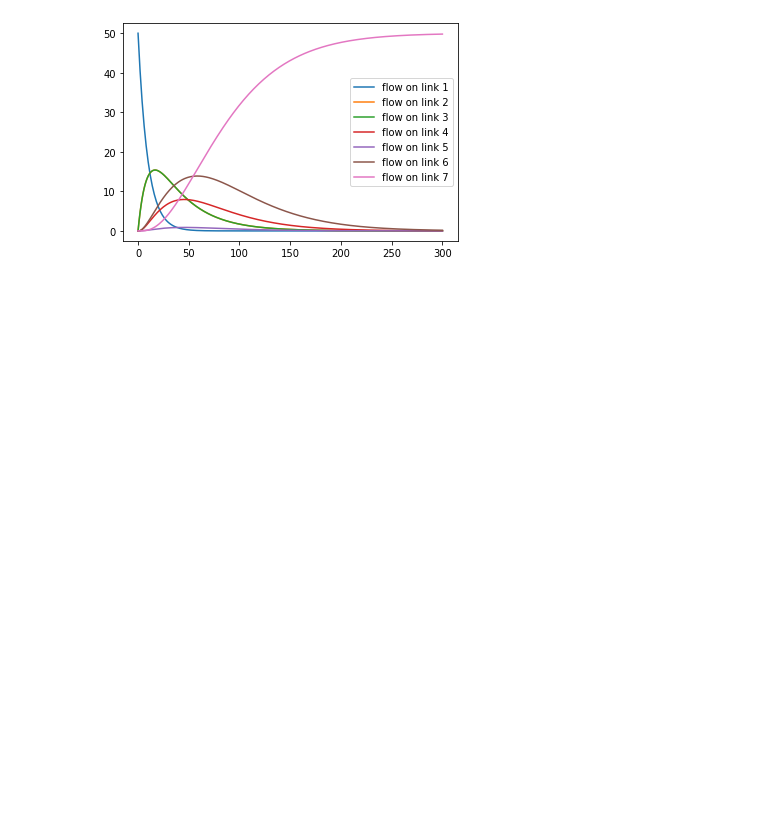
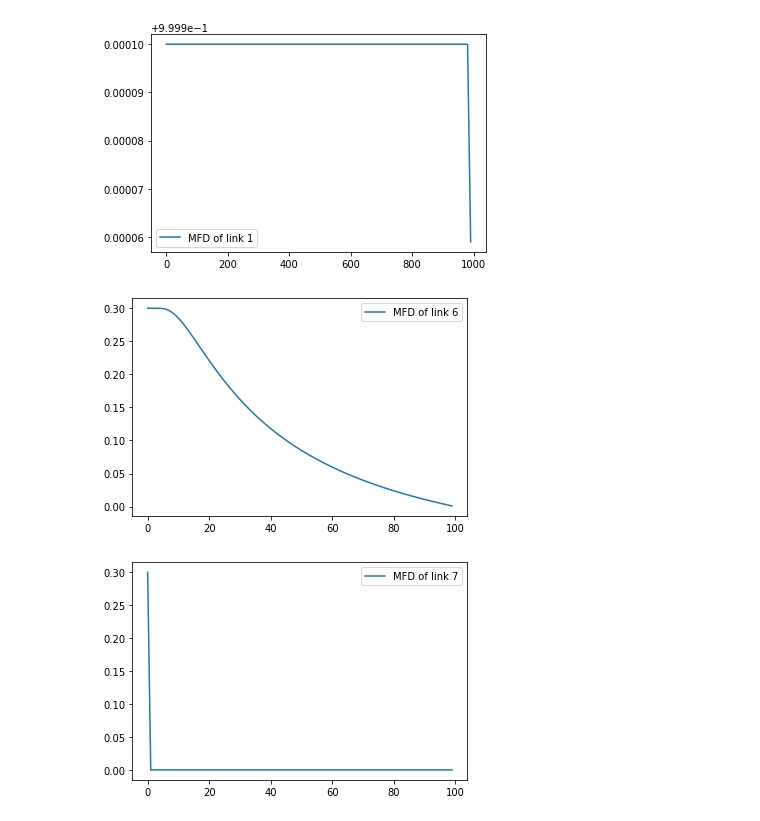
Before and after one commit to gding/mf-traffic, a Jupyter notebook: Dynamic routing game.ipynb, the cells around one changed output. Saved outputs shown, nothing was run; the diff lists cells and outputs as text; code cells hidden in the pictures; blank space fills up the shorter version.

```diff
--- a/Dynamic routing game.ipynb
+++ b/Dynamic routing game.ipynb
@@ -173,7 +270,7 @@ g.plot_network()
 # Creating the MFD
 vmax = 0.3 # 1/number of iteration to exit the link under free flow
 xmax = 100 # max flow rate
-c = 0.2
+c = 0.1
 
 vmax_array = vmax * np.ones(g.nb_links)
 xmax_array = xmax * np.ones(g.nb_links)
@@ -184,4 +281,9 @@ vmax_array[0] = 1
 xmax_array[0] = 1000
 c_array[0] = 1000
 c_array[g.nb_links-1] = 0
+
+# changing the parameters to see the results --> This is specific to the network considered
+vmax_array[2] = 0.12
+vmax_array[4] = 0.15
+
 g.set_up_mfd(vmax_array, xmax_array, c_array)
@@ -208,12 +290,8 @@ f = g.simulation_one_player(x, nb_iteration, time_step, controller_matrix, [6])
-# %%
-plt.plot(f[:,0], label="flow on link 1")
-plt.plot(f[:,1], label="flow on link 2")
-plt.plot(f[:,2], label="flow on link 3")
-plt.plot(f[:,3], label="flow on link 4")
-plt.plot(f[:,4], label="flow on link 5")
-plt.plot(f[:,5], label="flow on link 6")
-plt.plot(f[:,6], label="flow on link 7")
-plt.legend()
-plt.show()
-# %% [output]
-[figure, removed]
+# %%
+g.plot_mfd(0)
+g.plot_mfd(5)
+g.plot_mfd(6)
+# %% [output]
+[figure, added]
+[figure, added]
+[figure, added]
```
Also changed, not shown: parts of 12 cells of this notebook.
